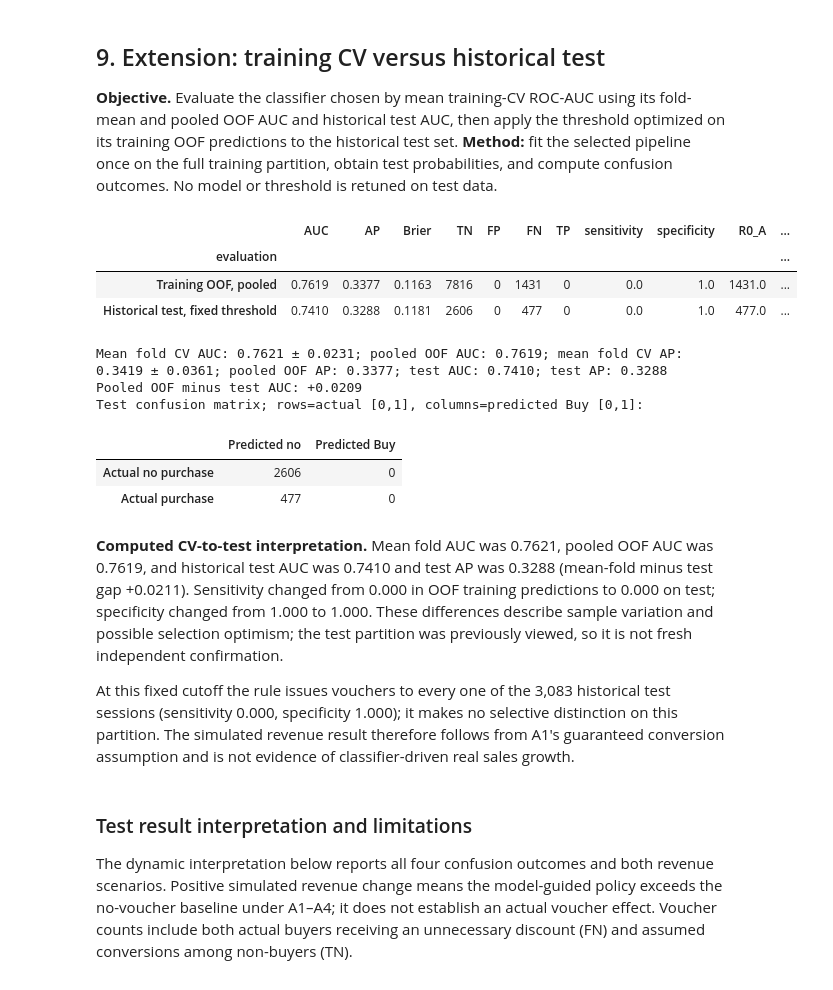
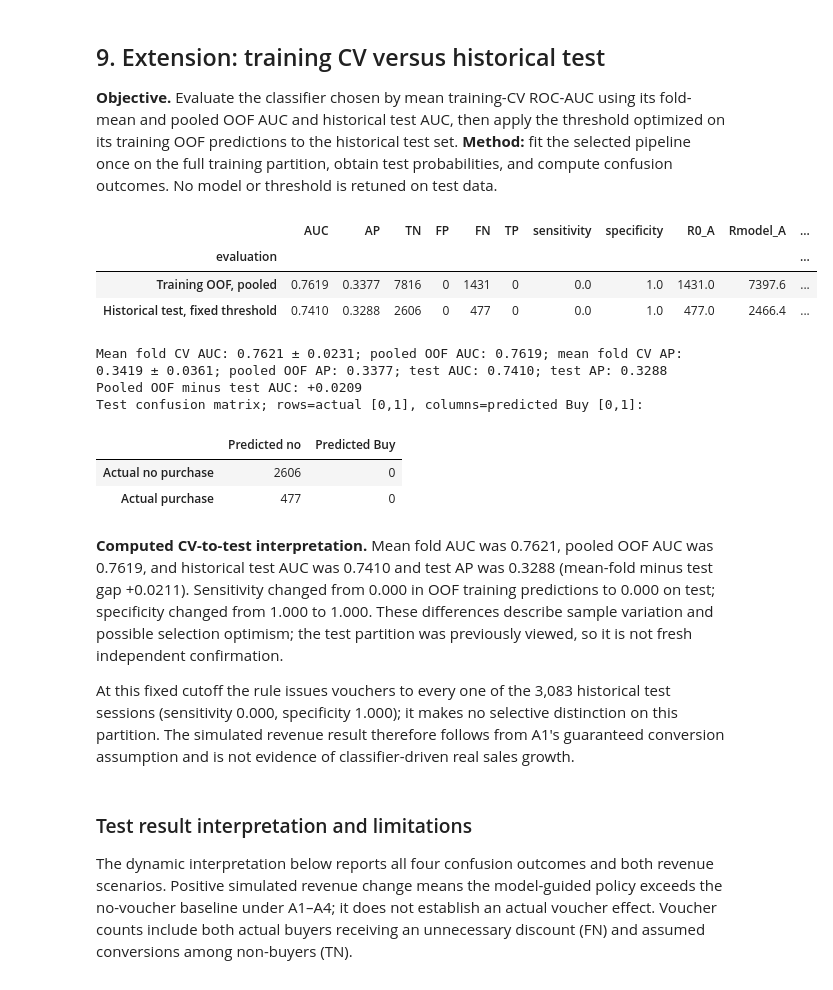
Before and after one commit to lyd-sg/dsa211, a Jupyter notebook: online_shoppers_revised.ipynb, the cells around one changed output. Drawn from its saved outputs; the diff is of its cells as text; code cells hidden in the pictures.

```diff
--- a/online_shoppers_revised.ipynb
+++ b/online_shoppers_revised.ipynb
@@ -478,7 +478,7 @@ for family,label in BASELINE_LABELS.items():
     baseline_rows.append({'family':family,'candidate':label,
         'mean fold AUC':np.mean(RESULTS[label]['fold_auc']),'fold AUC SD':np.std(RESULTS[label]['fold_auc'],ddof=1),'pooled OOF AUC':roc_auc_score(ytr,prob),
         'mean fold AP':np.mean(RESULTS[label]['fold_ap']),'fold AP SD':np.std(RESULTS[label]['fold_ap'],ddof=1),'pooled OOF AP':average_precision_score(ytr,prob),
-        'Brier':brier_score_loss(ytr,prob),'sensitivity @ .5':rates['sensitivity'],
+        'sensitivity @ .5':rates['sensitivity'],
         'specificity @ .5':rates['specificity'],**{k:rates[k] for k in ['TP','FP','FN','TN']}})
     fpr,tpr,_=roc_curve(ytr,prob); ax.plot(fpr,tpr,label=f'{family} (AUC={roc_auc_score(ytr,prob):.3f})')
     ax.plot(1-rates['specificity'],rates['sensitivity'],'o',ms=4)
@@ -665,7 +665,7 @@ for family,label in DEFENSIBLE_BASELINES.items():
         'mean CV AUC':np.mean(res['fold_auc']),'CV AUC SD':np.std(res['fold_auc'],ddof=1),
         'pooled OOF AUC':roc_auc_score(ytr,prob),'mean CV AP':np.mean(res['fold_ap']),
         'CV AP SD':np.std(res['fold_ap'],ddof=1),'pooled OOF AP':average_precision_score(ytr,prob),
-        'Brier':brier_score_loss(ytr,prob),'sensitivity @ .5':rates['sensitivity'],
+        'sensitivity @ .5':rates['sensitivity'],
         'specificity @ .5':rates['specificity'],**{k:rates[k] for k in ['TP','FP','FN','TN']}})
     fpr,tpr,_=roc_curve(ytr,prob); axes[0].plot(fpr,tpr,label=f'{family} (AUC={roc_auc_score(ytr,prob):.3f})')
     precision,recall,_=precision_recall_curve(ytr,prob)
@@ -1006,33 +994,33 @@ The threshold extension separates ranking from policy: changing the cutoff moves
 # %%
 FINAL_PIPE=clone(CONFIGS[WINNER]).fit(Xtr,ytr)
 P_TEST=FINAL_PIPE.predict_proba(Xte)[:,1]
 TRAIN_R=revenue_at(ytr,P_TRAIN,T_OPT); TEST_R=revenue_at(yte,P_TEST,T_OPT)
 TEST_AUC=roc_auc_score(yte,P_TEST); TEST_AP=average_precision_score(yte,P_TEST)
 AUDIT=pd.DataFrame([
- {'evaluation':'Training OOF, pooled','AUC':roc_auc_score(ytr,P_TRAIN),'AP':average_precision_score(ytr,P_TRAIN),'Brier':brier_score_loss(ytr,P_TRAIN),**TRAIN_R},
- {'evaluation':'Historical test, fixed threshold','AUC':TEST_AUC,'AP':TEST_AP,'Brier':brier_score_loss(yte,P_TEST),**TEST_R}
+ {'evaluation':'Training OOF, pooled','AUC':roc_auc_score(ytr,P_TRAIN),'AP':average_precision_score(ytr,P_TRAIN),**TRAIN_R},
+ {'evaluation':'Historical test, fixed threshold','AUC':TEST_AUC,'AP':TEST_AP,**TEST_R}
 ]).set_index('evaluation')
 display(AUDIT.round(4))
 print(f'Mean fold CV AUC: {CV_AUC:.4f} ± {TOP.fold_auc_sd:.4f}; pooled OOF AUC: {roc_auc_score(ytr,P_TRAIN):.4f}; mean fold CV AP: {TOP.mean_fold_ap:.4f} ± {TOP.fold_ap_sd:.4f}; pooled OOF AP: {average_precision_score(ytr,P_TRAIN):.4f}; test AUC: {TEST_AUC:.4f}; test AP: {TEST_AP:.4f}')
 print(f'Pooled OOF minus test AUC: {roc_auc_score(ytr,P_TRAIN)-TEST_AUC:+.4f}')
 print('Test confusion matrix; rows=actual [0,1], columns=predicted Buy [0,1]:')
 display(pd.DataFrame([[TEST_R['TN'],TEST_R['FP']],[TEST_R['FN'],TEST_R['TP']]],
     index=['Actual no purchase','Actual purchase'],columns=['Predicted no','Predicted Buy']))
 cv_test_auc_gap=CV_AUC-TEST_AUC
 if TEST_R['voucher_count']==len(yte):
     test_policy_note=(f"At this fixed cutoff the rule issues vouchers to every one of the {len(yte):,} historical test sessions (sensitivity {TEST_R['sensitivity']:.3f}, specificity {TEST_R['specificity']:.3f}); it makes no selective distinction on this partition. The simulated revenue result therefore follows from A1's guaranteed conversion assumption and is not evidence of classifier-driven real sales growth.")
 else:
     test_policy_note=(f"The fixed rule issues vouchers to {TEST_R['voucher_count']:,} of {len(yte):,} historical test sessions ({TEST_R['voucher_count']/len(yte):.2%}); these figures remain conditional on A1 and do not establish classifier-driven real sales growth.")
 display(Markdown(f"""
 **Computed CV-to-test interpretation.** Mean fold AUC was {CV_AUC:.4f}, pooled OOF AUC was {roc_auc_score(ytr,P_TRAIN):.4f}, and historical test AUC was {TEST_AUC:.4f} and test AP was {TEST_AP:.4f} (mean-fold minus test gap {cv_test_auc_gap:+.4f}). Sensitivity changed from {TRAIN_R['sensitivity']:.3f} in OOF training predictions to {TEST_R['sensitivity']:.3f} on test; specificity changed from {TRAIN_R['specificity']:.3f} to {TEST_R['specificity']:.3f}. These differences describe sample variation and possible selection optimism; the test partition was previously viewed, so it is not fresh independent confirmation.
 
 {test_policy_note}
 """))
 # %% [output]
-|  | AUC | AP | Brier | TN | FP | FN | TP | sensitivity | specificity | R0_A | ... |
+|  | AUC | AP | TN | FP | FN | TP | sensitivity | specificity | R0_A | Rmodel_A | ... |
 | evaluation |  |  |  |  |  |  |  |  |  |  | ... |
-| Training OOF, pooled | 0.7619 | 0.3377 | 0.1163 | 7816 | 0 | 1431 | 0 | 0.0 | 1.0 | 1431.0 | ... |
-| Historical test, fixed threshold | 0.7410 | 0.3288 | 0.1181 | 2606 | 0 | 477 | 0 | 0.0 | 1.0 | 477.0 | ... |
+| Training OOF, pooled | 0.7619 | 0.3377 | 7816 | 0 | 1431 | 0 | 0.0 | 1.0 | 1431.0 | 7397.6 | ... |
+| Historical test, fixed threshold | 0.7410 | 0.3288 | 2606 | 0 | 477 | 0 | 0.0 | 1.0 | 477.0 | 2466.4 | ... |
 Mean fold CV AUC: 0.7621 ± 0.0231; pooled OOF AUC: 0.7619; mean fold CV AP: 0.3419 ± 0.0361; pooled OOF AP: 0.3377; test AUC: 0.7410; test AP: 0.3288
 Pooled OOF minus test AUC: +0.0209
 Test confusion matrix; rows=actual [0,1], columns=predicted Buy [0,1]:
```
Also changed, not shown: parts of 8 cells of this notebook, 7 other files.
